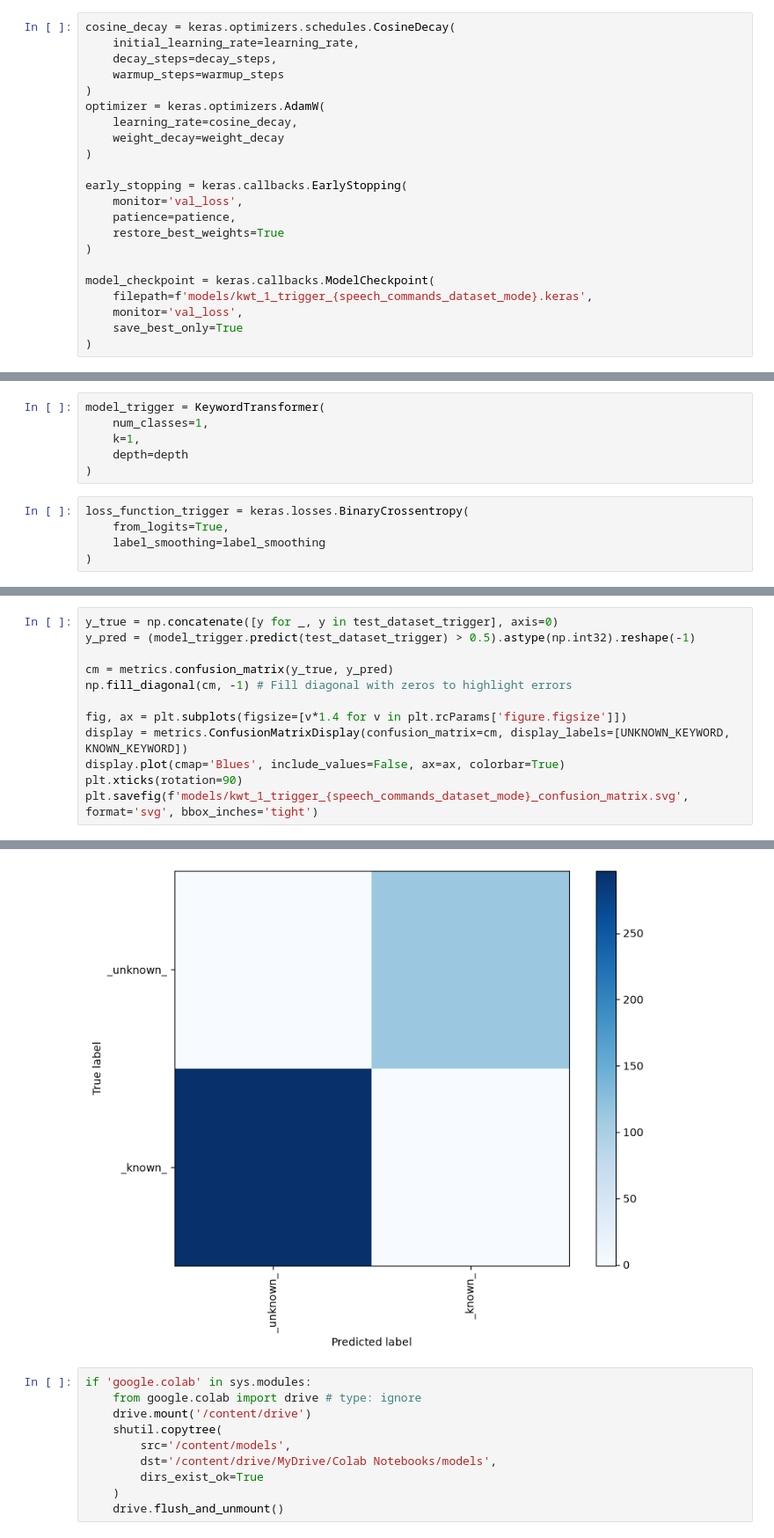
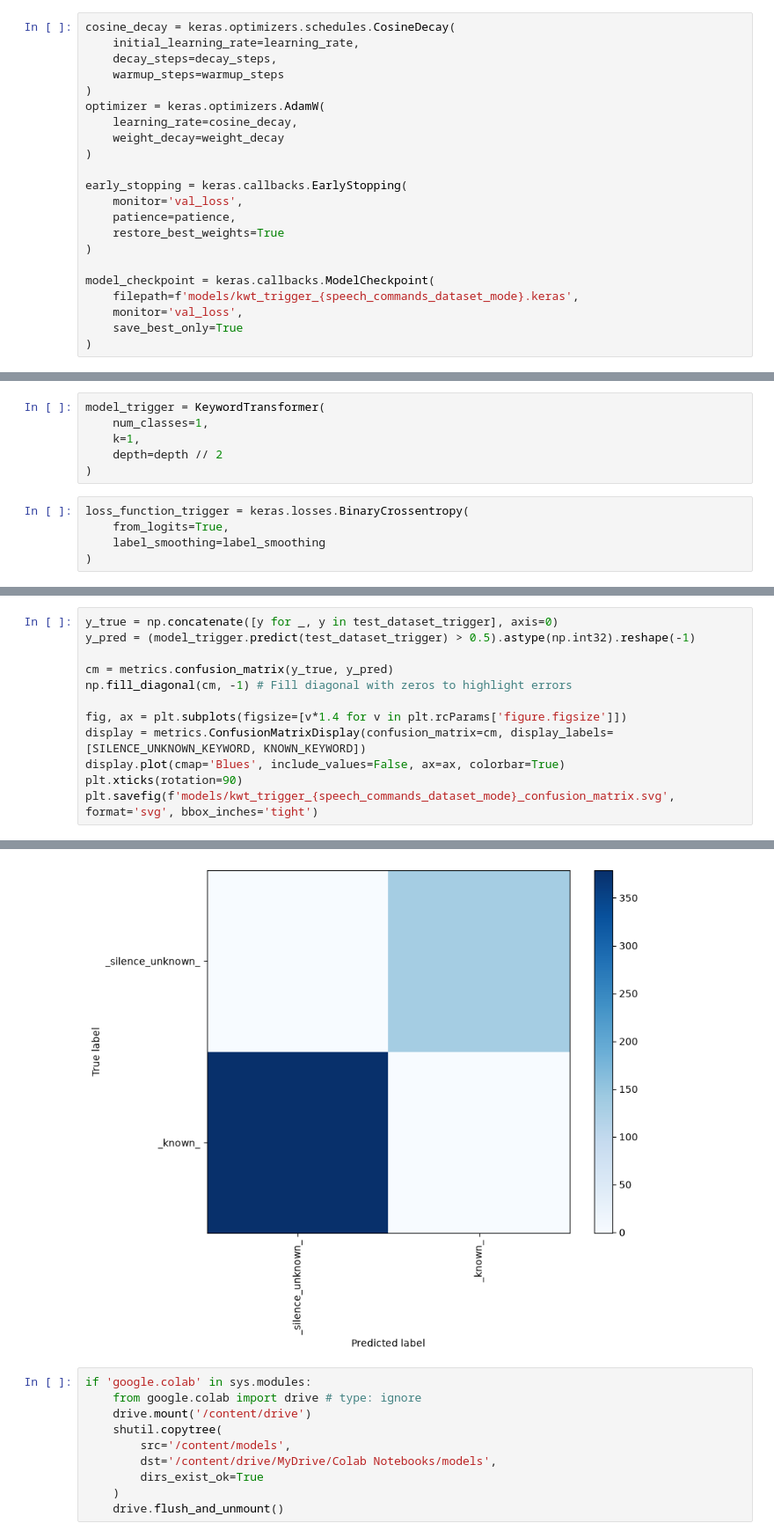
Before and after one commit to serpest/MultiStageKeywordSpotting, a Jupyter notebook: notebook.ipynb, the cells around one changed output, grey strips where cells are left out. Shown at 88% size. Cells and saved outputs as stored; diff of their text form.

Commit message:
Remove hierarchical model and improve multistage model

```diff
--- a/notebook.ipynb
+++ b/notebook.ipynb
@@ -1020,7 +1011,7 @@ early_stopping = keras.callbacks.EarlyStopping(
 )
 
 model_checkpoint = keras.callbacks.ModelCheckpoint(
-    filepath=f'models/kwt_1_trigger_{speech_commands_dataset_mode}.keras',
+    filepath=f'models/kwt_trigger_{speech_commands_dataset_mode}.keras',
     monitor='val_loss',
     save_best_only=True
 )
@@ -1050,7 +1041,7 @@ test_dataset_trigger = test_dataset_trigger.map(
 model_trigger = KeywordTransformer(
     num_classes=1,
     k=1,
-    depth=depth
+    depth=depth // 2
 )
 # %%
 loss_function_trigger = keras.losses.BinaryCrossentropy(
@@ -1139,8 +1125,8 @@ cm = metrics.confusion_matrix(y_true, y_pred)
 np.fill_diagonal(cm, -1) # Fill diagonal with zeros to highlight errors
 
 fig, ax = plt.subplots(figsize=[v*1.4 for v in plt.rcParams['figure.figsize']])
-display = metrics.ConfusionMatrixDisplay(confusion_matrix=cm, display_labels=[UNKNOWN_KEYWORD, KNOWN_KEYWORD])
+display = metrics.ConfusionMatrixDisplay(confusion_matrix=cm, display_labels=[SILENCE_UNKNOWN_KEYWORD, KNOWN_KEYWORD])
 display.plot(cmap='Blues', include_values=False, ax=ax, colorbar=True)
 plt.xticks(rotation=90)
-plt.savefig(f'models/kwt_1_trigger_{speech_commands_dataset_mode}_confusion_matrix.svg', format='svg', bbox_inches='tight')
+plt.savefig(f'models/kwt_trigger_{speech_commands_dataset_mode}_confusion_matrix.svg', format='svg', bbox_inches='tight')
 # %% [output]
@@ -1148,4 +1134,4 @@ plt.savefig(f'models/kwt_1_trigger_{speech_commands_dataset_mode}_confusion_matr
-[figure, old version]
+[figure, new version]
 # %%
 if 'google.colab' in sys.modules:
     from google.colab import drive # type: ignore
```
Also changed, not shown: parts of 17 cells of this notebook, 2 other files.
